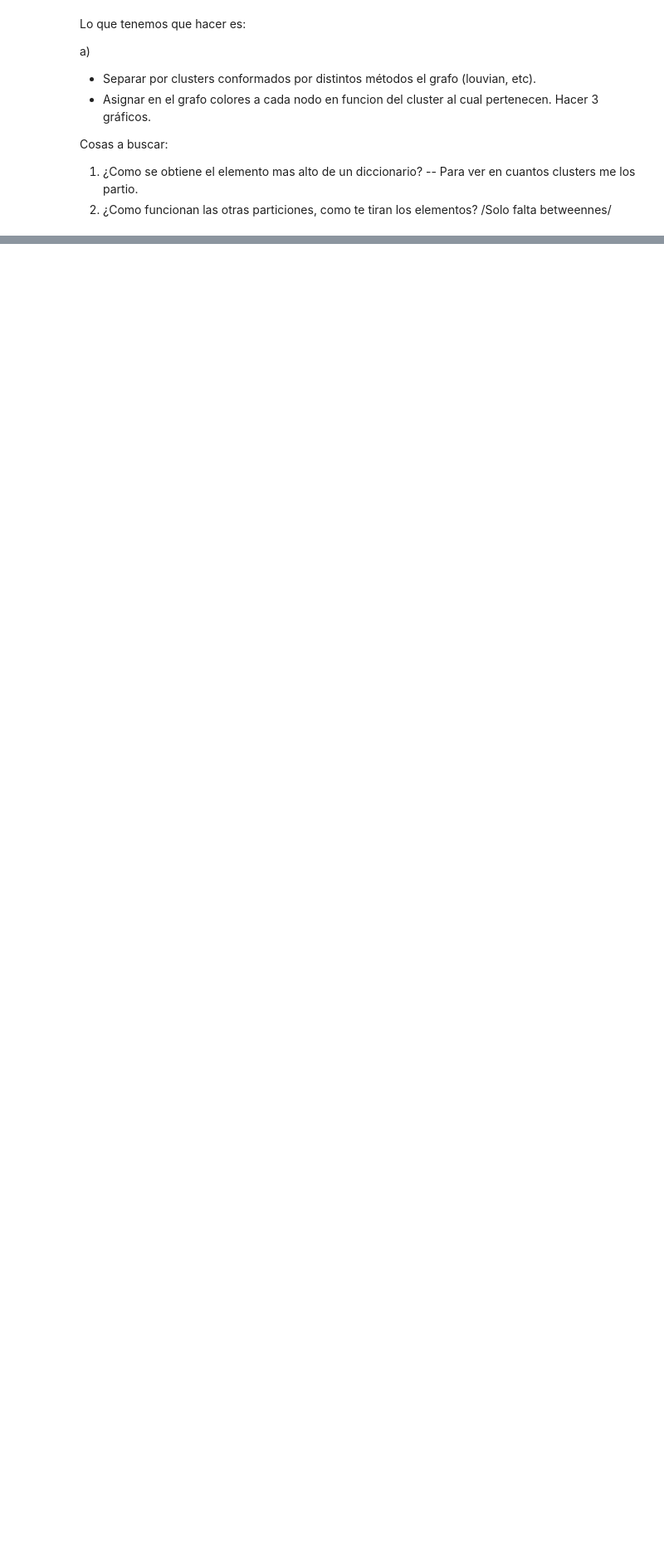
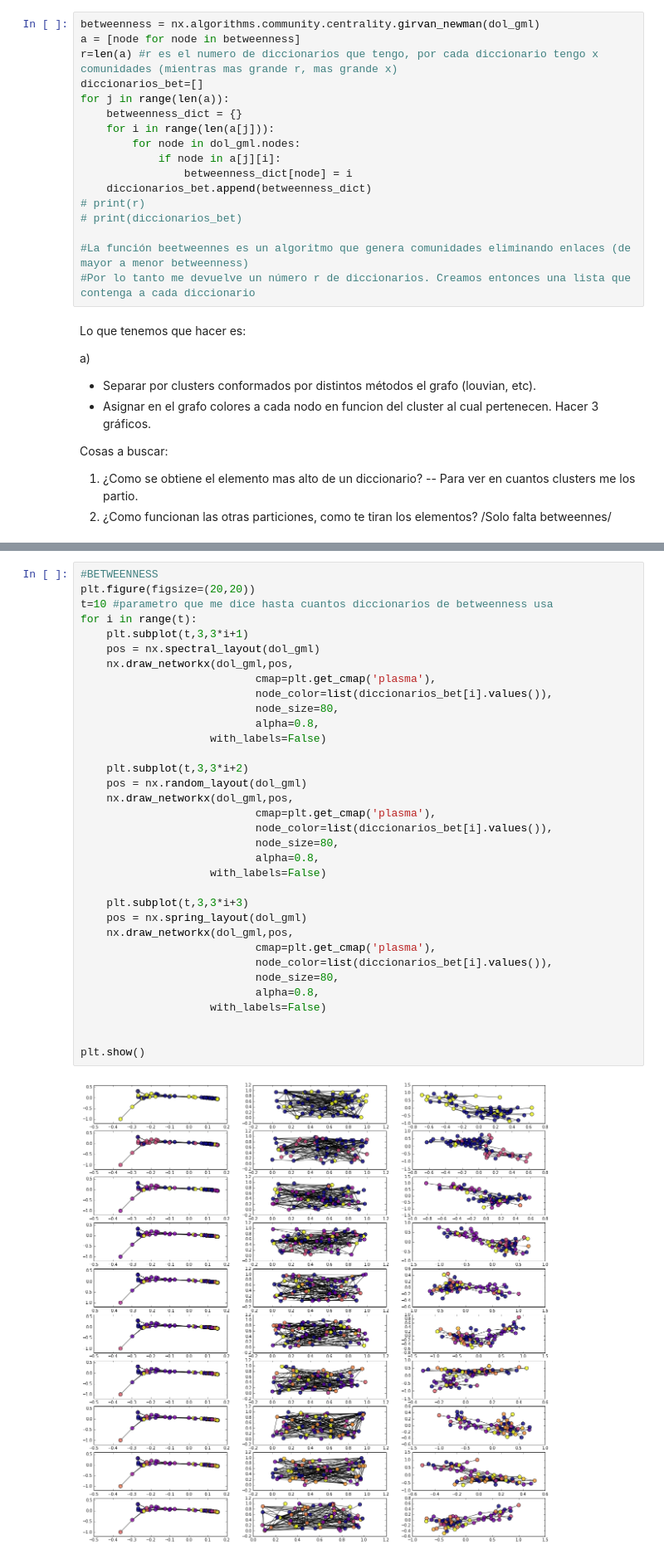
Before and after one commit to Juanfio/FacuyJuan_2018, a Jupyter notebook: TP03/TP03.ipynb, the cells around one changed output, grey strips where cells are left out. Shown at 83% size. Cells and saved outputs as stored; diff of their text form; blank space fills up the shorter version.

```diff
--- a/TP03/TP03.ipynb
+++ b/TP03/TP03.ipynb
@@ -49,3 +61,20 @@ AttributeError: module 'networkx.algorithms.community' has no attribute 'greedy_
+# %%
+betweenness = nx.algorithms.community.centrality.girvan_newman(dol_gml)
+a = [node for node in betweenness]
+r=len(a) #r es el numero de diccionarios que tengo, por cada diccionario tengo x comunidades (mientras mas grande r, mas grande x)
+diccionarios_bet=[]
+for j in range(len(a)):
+    betweenness_dict = {}
+    for i in range(len(a[j])):
+        for node in dol_gml.nodes:
+            if node in a[j][i]:
+                betweenness_dict[node] = i
+    diccionarios_bet.append(betweenness_dict)
+# print(r)
+# print(diccionarios_bet)
+
+#La función beetweennes es un algoritmo que genera comunidades eliminando enlaces (de mayor a menor betweenness)
+#Por lo tanto me devuelve un número r de diccionarios. Creamos entonces una lista que contenga a cada diccionario
 # %% [markdown]
 Lo que tenemos que hacer es:
 
@@ -102,0 +174,36 @@ plt.show()
+# %%
+#BETWEENNESS
+plt.figure(figsize=(20,20))
+t=10 #parametro que me dice hasta cuantos diccionarios de betweenness usa
+for i in range(t):
+    plt.subplot(t,3,3*i+1)
+    pos = nx.spectral_layout(dol_gml)
+    nx.draw_networkx(dol_gml,pos,
+                           cmap=plt.get_cmap('plasma'),
+                           node_color=list(diccionarios_bet[i].values()),
+                           node_size=80,
+                           alpha=0.8,
+                    with_labels=False)
+
+    plt.subplot(t,3,3*i+2)
+    pos = nx.random_layout(dol_gml)
+    nx.draw_networkx(dol_gml,pos,
+                           cmap=plt.get_cmap('plasma'),
+                           node_color=list(diccionarios_bet[i].values()),
+                           node_size=80,
+                           alpha=0.8,
+                    with_labels=False)
+
+    plt.subplot(t,3,3*i+3)
+    pos = nx.spring_layout(dol_gml)
+    nx.draw_networkx(dol_gml,pos,
+                           cmap=plt.get_cmap('plasma'),
+                           node_color=list(diccionarios_bet[i].values()),
+                           node_size=80,
+                           alpha=0.8,
+                    with_labels=False)
+
+
+plt.show()
+# %% [output]
+[figure, added]
```
Also changed, not shown: parts of 19 cells of this notebook.
